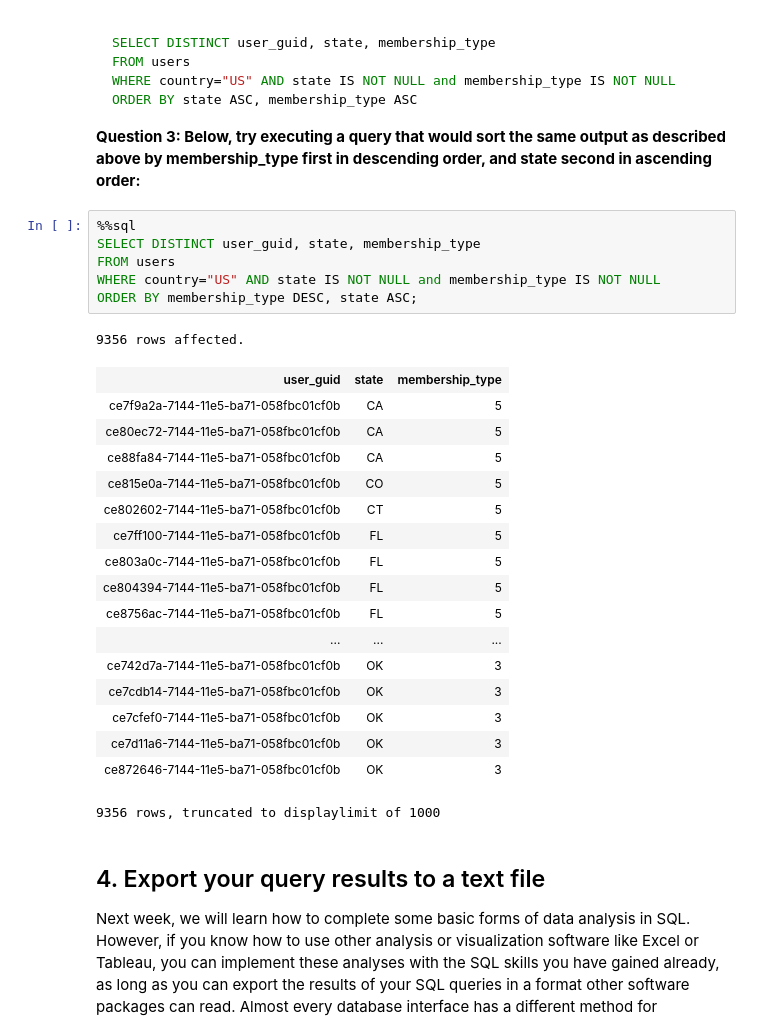
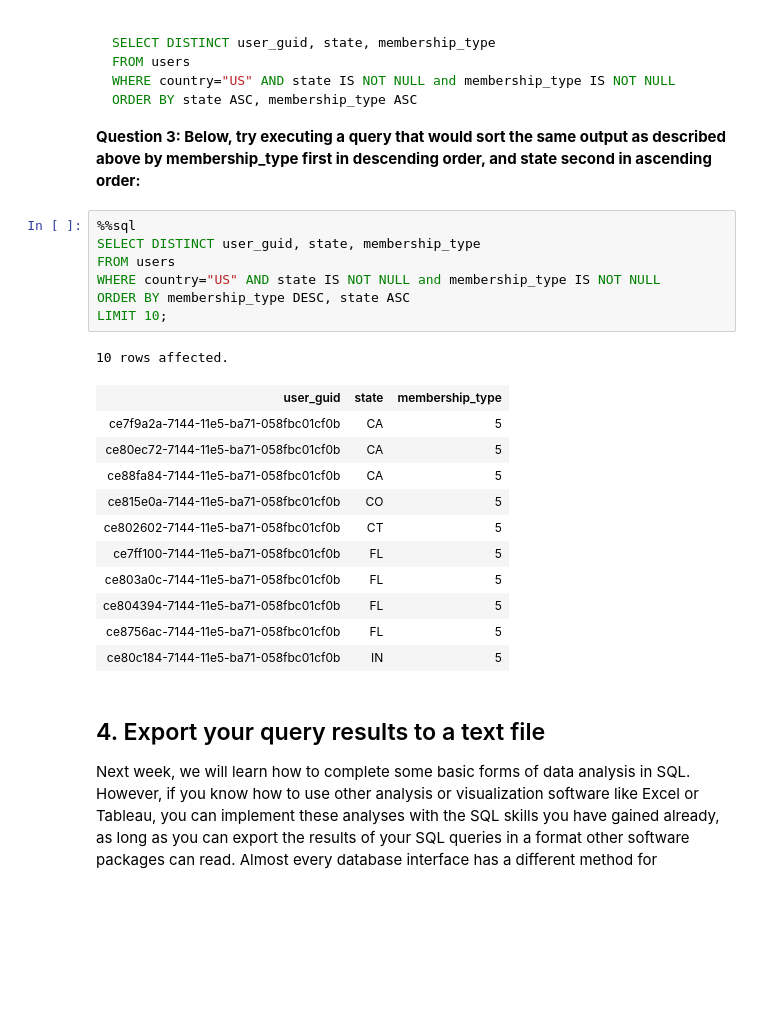
Before and after one commit to mchotfunk/Managing-BigData-With-MySQL, a Jupyter notebook: MySQL_03_Formatting_Selected_Data.ipynb, the cells around one changed output. Drawn from its saved outputs; the diff is of its cells as text; blank space fills up the shorter version.

```diff
--- a/MySQL_03_Formatting_Selected_Data.ipynb
+++ b/MySQL_03_Formatting_Selected_Data.ipynb
@@ -334,28 +314,23 @@ ORDER BY state ASC, membership_type ASC
 # %%
 %%sql
 SELECT DISTINCT user_guid, state, membership_type
 FROM users
 WHERE country="US" AND state IS NOT NULL and membership_type IS NOT NULL
-ORDER BY membership_type DESC, state ASC;
+ORDER BY membership_type DESC, state ASC
+LIMIT 10;
 # %% [output]
-9356 rows affected.
+10 rows affected.
 | user_guid | state | membership_type |
 | ce7f9a2a-7144-11e5-ba71-058fbc01cf0b | CA | 5 |
 | ce80ec72-7144-11e5-ba71-058fbc01cf0b | CA | 5 |
 | ce88fa84-7144-11e5-ba71-058fbc01cf0b | CA | 5 |
 | ce815e0a-7144-11e5-ba71-058fbc01cf0b | CO | 5 |
 | ce802602-7144-11e5-ba71-058fbc01cf0b | CT | 5 |
 | ce7ff100-7144-11e5-ba71-058fbc01cf0b | FL | 5 |
 | ce803a0c-7144-11e5-ba71-058fbc01cf0b | FL | 5 |
 | ce804394-7144-11e5-ba71-058fbc01cf0b | FL | 5 |
 | ce8756ac-7144-11e5-ba71-058fbc01cf0b | FL | 5 |
-| ... | ... | ... |
-| ce742d7a-7144-11e5-ba71-058fbc01cf0b | OK | 3 |
-| ce7cdb14-7144-11e5-ba71-058fbc01cf0b | OK | 3 |
-| ce7cfef0-7144-11e5-ba71-058fbc01cf0b | OK | 3 |
-| ce7d11a6-7144-11e5-ba71-058fbc01cf0b | OK | 3 |
-| ce872646-7144-11e5-ba71-058fbc01cf0b | OK | 3 |
+| ce80c184-7144-11e5-ba71-058fbc01cf0b | IN | 5 |
-9356 rows, truncated to displaylimit of 1000
 # %% [markdown]
 ## 4. Export your query results to a text file
 
```
Also changed, not shown: parts of 7 cells of this notebook, 1 other file.
